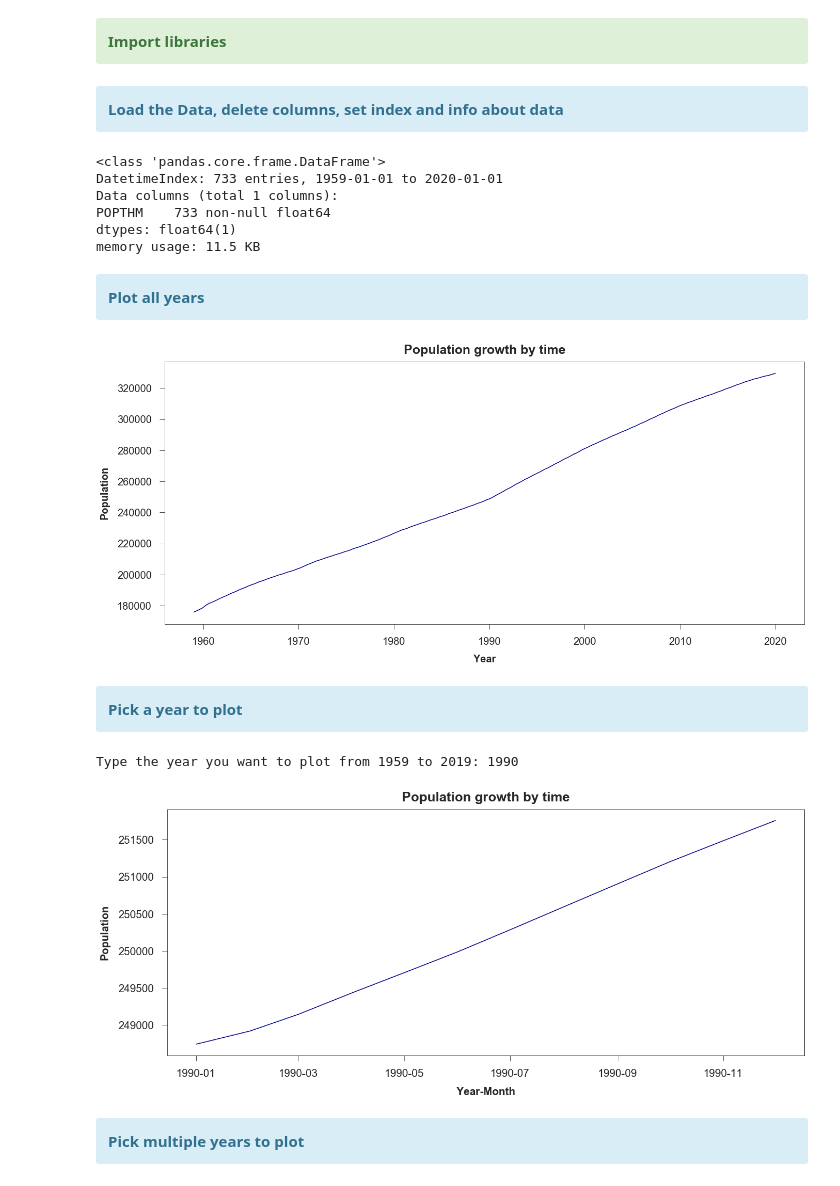
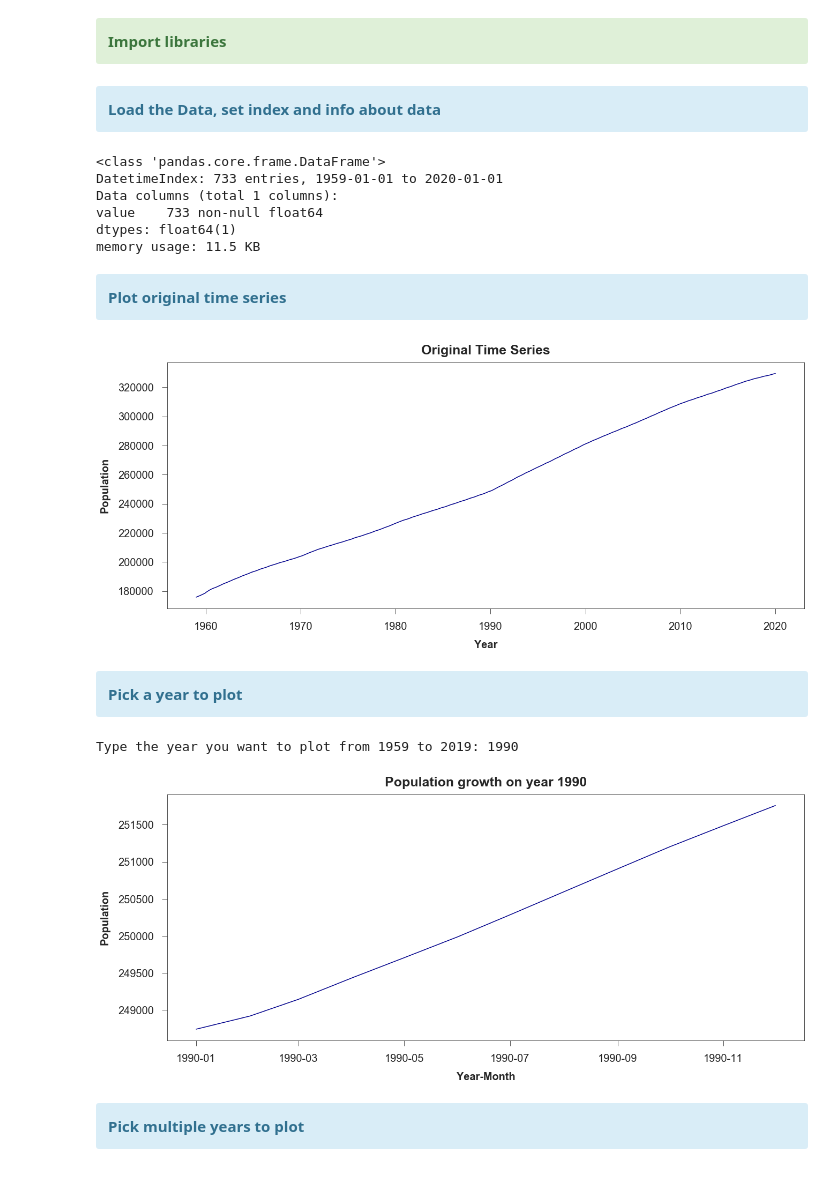
Before and after one commit to Pedro-Ivo/Population_Time_Series, a Jupyter notebook: Population growth in US.ipynb, the cells around one changed output. Drawn from its saved outputs; the diff is of its cells as text; code cells hidden in the pictures.

```diff
--- a/Population growth in US.ipynb
+++ b/Population growth in US.ipynb
@@ -38,41 +34,51 @@ sns.set_style("ticks")
 %matplotlib inline
 # %% [markdown]
 <div class="alert alert-block alert-info">
-<b>Load the Data, delete columns, set index and info about data</b>
+<b>Load the Data, set index and info about data</b>
 </div>
 # %%
-#Alternative method to load data
-#path =r"C:\Users\Sif\Documents\Data\population-time-series-data\POPTHM.csv"
-#df = pd.read_csv(path)
+###############################################################################
+# Alternative method to load data                                             #
+# path =r"C:\Users\Sif\Documents\Data\population-time-series-data\POPTHM.csv" #
+# df = pd.read_csv(path)                                                      #
+#                                                                             #
+# df = pd.read_csv('POPTHM.csv')                                              #
+# df.rename(columns = {'POPTHM': 'value', 'DATE': 'date'}, inplace = True)    #
+# df['date'] = pd.to_datetime(df['date'])                                     #
+# df.set_index('date', inplace = True)                                        #
+###############################################################################
 
-df = pd.read_csv('POPTHM.csv', parse_dates = ['DATE'], index_col = ['DATE'])
+df = pd.read_csv('POPTHM.csv')
+df.rename(columns = {'POPTHM': 'value', 'DATE': 'date'}, inplace = True)
+df['date'] = pd.to_datetime(df['date'])
+df.set_index('date', inplace = True)
 df.info()
 # %% [output]
 <class 'pandas.core.frame.DataFrame'>
 DatetimeIndex: 733 entries, 1959-01-01 to 2020-01-01
 Data columns (total 1 columns):
-POPTHM    733 non-null float64
+value    733 non-null float64
 dtypes: float64(1)
 memory usage: 11.5 KB
 # %% [markdown]
 <div class="alert alert-block alert-info">
-<b>Plot all years</b>
+<b>Plot original time series</b>
 </div>
 # %%
 plt.figure(figsize = (20,10))
 plt.rc('font', weight = 'normal')
-plt.title('Population growth by time', weight = 'bold', fontsize = 25, pad= 15)
+plt.title('Original Time Series', weight = 'bold', fontsize = 25, pad= 15)
 plt.xlabel('Year', weight = 'bold', fontsize = 20, labelpad = 15)
 plt.ylabel('Population', weight = 'bold', fontsize = 20,  labelpad = 15)
 plt.xticks(fontsize = 20)
 plt.yticks(fontsize = 20)
 plt.tick_params(axis = 'both', pad = 15, size = 10,)
 plt.tight_layout(pad = 5)
 plt.rc('font', size = 15)
-plt.plot(df.index, df['POPTHM'], color = 'darkblue')
+plt.plot(df, color = 'darkblue')
 plt.show()
 # %% [output]
-[figure, old version]
+[figure, new version]
 # %% [markdown]
 <div class="alert alert-block alert-info">
 <b>Pick a year to plot</b>
@@ -82,7 +88,7 @@ year = int(input("Type the year you want to plot from 1959 to 2019: "))
 if year > 1958 and year < 2020:
     plt.figure(figsize = (20,10))
     plt.rc('font', weight = 'normal')
-    plt.title('Population growth by time', weight = 'bold', fontsize = 25, pad= 15)
+    plt.title('Population growth on year %.0f' % year, weight = 'bold', fontsize = 25, pad= 15)
     plt.xlabel('Year-Month', weight = 'bold', fontsize = 20, labelpad = 15)
     plt.ylabel('Population', weight = 'bold', fontsize = 20,  labelpad = 15)
     plt.xticks(fontsize = 20)
@@ -97,7 +103,7 @@ else:
     print("Run again and type a valid year")
 # %% [output]
 Type the year you want to plot from 1959 to 2019: 1990
-[figure, old version]
+[figure, new version]
 # %% [markdown]
 <div class="alert alert-block alert-info">
 <b>Pick multiple years to plot</b>
```
Also changed, not shown: parts of 28 cells of this notebook.
